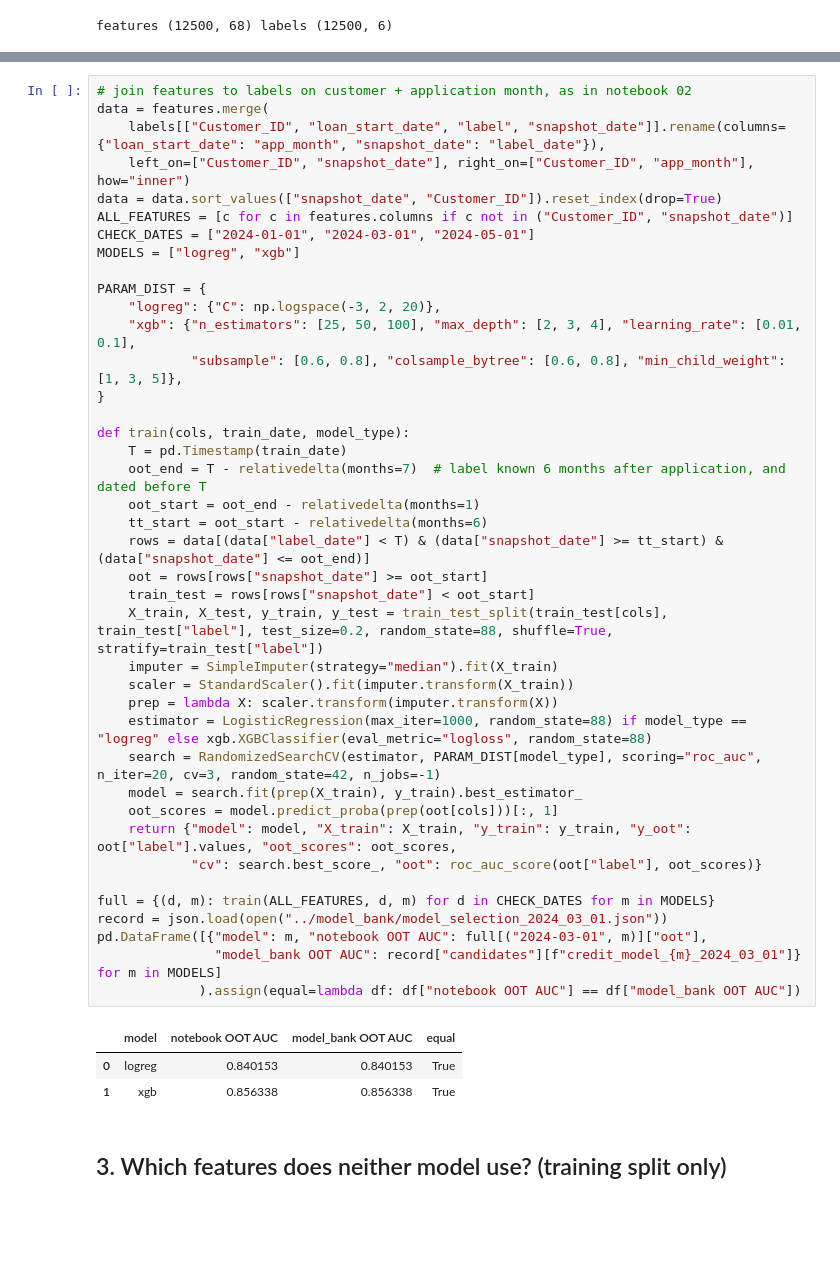
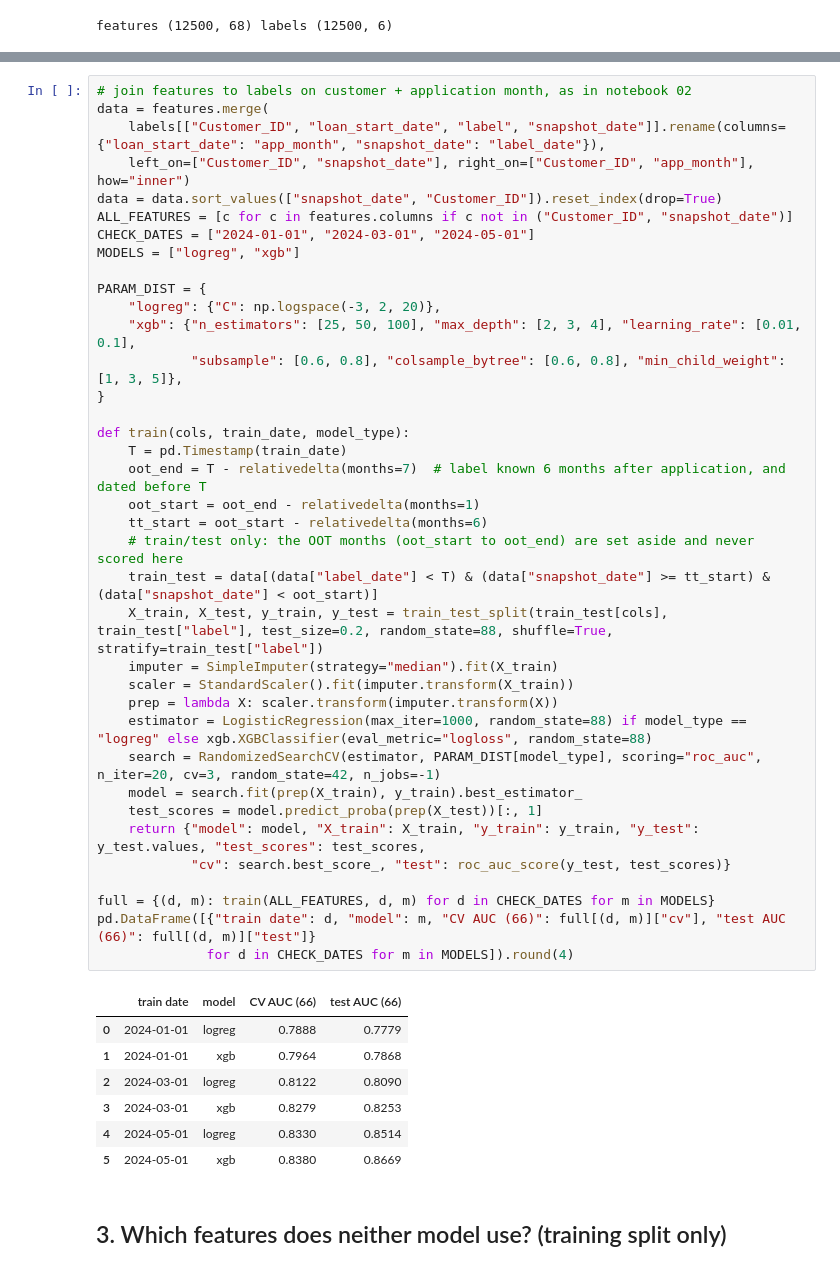
Before and after one commit to code-vibes-only/cs611-assignment-2, a Jupyter notebook: notebooks/04_feature_pruning.ipynb, the cells around one changed output, grey strips where cells are left out. Drawn from its saved outputs; the diff is of its cells as text; blank space fills up the shorter version.

Commit message:
Check the feature pruning on test AUC, against the model bank's 59-feature models

```diff
--- a/notebooks/04_feature_pruning.ipynb
+++ b/notebooks/04_feature_pruning.ipynb
@@ -63,46 +64,47 @@ The first check: at 2024-03-01, all 66 features must give the pipeline's numbers
 # join features to labels on customer + application month, as in notebook 02
 data = features.merge(
     labels[["Customer_ID", "loan_start_date", "label", "snapshot_date"]].rename(columns={"loan_start_date": "app_month", "snapshot_date": "label_date"}),
     left_on=["Customer_ID", "snapshot_date"], right_on=["Customer_ID", "app_month"], how="inner")
 data = data.sort_values(["snapshot_date", "Customer_ID"]).reset_index(drop=True)
 ALL_FEATURES = [c for c in features.columns if c not in ("Customer_ID", "snapshot_date")]
 CHECK_DATES = ["2024-01-01", "2024-03-01", "2024-05-01"]
 MODELS = ["logreg", "xgb"]
 
 PARAM_DIST = {
     "logreg": {"C": np.logspace(-3, 2, 20)},
     "xgb": {"n_estimators": [25, 50, 100], "max_depth": [2, 3, 4], "learning_rate": [0.01, 0.1],
             "subsample": [0.6, 0.8], "colsample_bytree": [0.6, 0.8], "min_child_weight": [1, 3, 5]},
 }
 
 def train(cols, train_date, model_type):
     T = pd.Timestamp(train_date)
     oot_end = T - relativedelta(months=7)  # label known 6 months after application, and dated before T
     oot_start = oot_end - relativedelta(months=1)
     tt_start = oot_start - relativedelta(months=6)
-    rows = data[(data["label_date"] < T) & (data["snapshot_date"] >= tt_start) & (data["snapshot_date"] <= oot_end)]
-    oot = rows[rows["snapshot_date"] >= oot_start]
-    train_test = rows[rows["snapshot_date"] < oot_start]
+    # train/test only: the OOT months (oot_start to oot_end) are set aside and never scored here
+    train_test = data[(data["label_date"] < T) & (data["snapshot_date"] >= tt_start) & (data["snapshot_date"] < oot_start)]
     X_train, X_test, y_train, y_test = train_test_split(train_test[cols], train_test["label"], test_size=0.2, random_state=88, shuffle=True, stratify=train_test["label"])
     imputer = SimpleImputer(strategy="median").fit(X_train)
     scaler = StandardScaler().fit(imputer.transform(X_train))
     prep = lambda X: scaler.transform(imputer.transform(X))
     estimator = LogisticRegression(max_iter=1000, random_state=88) if model_type == "logreg" else xgb.XGBClassifier(eval_metric="logloss", random_state=88)
     search = RandomizedSearchCV(estimator, PARAM_DIST[model_type], scoring="roc_auc", n_iter=20, cv=3, random_state=42, n_jobs=-1)
     model = search.fit(prep(X_train), y_train).best_estimator_
-    oot_scores = model.predict_proba(prep(oot[cols]))[:, 1]
-    return {"model": model, "X_train": X_train, "y_train": y_train, "y_oot": oot["label"].values, "oot_scores": oot_scores,
-            "cv": search.best_score_, "oot": roc_auc_score(oot["label"], oot_scores)}
+    test_scores = model.predict_proba(prep(X_test))[:, 1]
+    return {"model": model, "X_train": X_train, "y_train": y_train, "y_test": y_test.values, "test_scores": test_scores,
+            "cv": search.best_score_, "test": roc_auc_score(y_test, test_scores)}
 
 full = {(d, m): train(ALL_FEATURES, d, m) for d in CHECK_DATES for m in MODELS}
-record = json.load(open("../model_bank/model_selection_2024_03_01.json"))
-pd.DataFrame([{"model": m, "notebook OOT AUC": full[("2024-03-01", m)]["oot"],
-               "model_bank OOT AUC": record["candidates"][f"credit_model_{m}_2024_03_01"]} for m in MODELS]
-             ).assign(equal=lambda df: df["notebook OOT AUC"] == df["model_bank OOT AUC"])
+pd.DataFrame([{"train date": d, "model": m, "CV AUC (66)": full[(d, m)]["cv"], "test AUC (66)": full[(d, m)]["test"]}
+              for d in CHECK_DATES for m in MODELS]).round(4)
 # %% [output]
-|  | model | notebook OOT AUC | model_bank OOT AUC | equal |
-| 0 | logreg | 0.840153 | 0.840153 | True |
-| 1 | xgb | 0.856338 | 0.856338 | True |
+|  | train date | model | CV AUC (66) | test AUC (66) |
+| 0 | 2024-01-01 | logreg | 0.7888 | 0.7779 |
+| 1 | 2024-01-01 | xgb | 0.7964 | 0.7868 |
+| 2 | 2024-03-01 | logreg | 0.8122 | 0.8090 |
+| 3 | 2024-03-01 | xgb | 0.8279 | 0.8253 |
+| 4 | 2024-05-01 | logreg | 0.8330 | 0.8514 |
+| 5 | 2024-05-01 | xgb | 0.8380 | 0.8669 |
 # %% [markdown]
 ## 3. Which features does neither model use? (training split only)
 # %%
```
Also changed, not shown: parts of 11 cells of this notebook.
